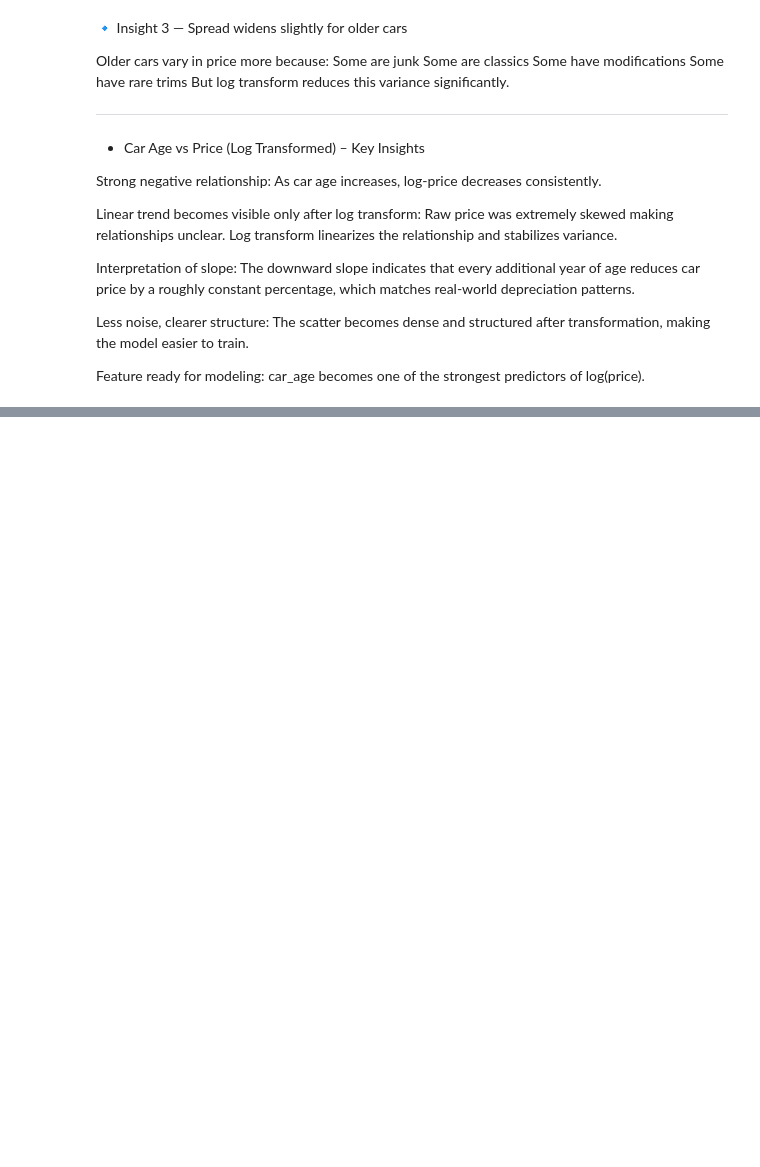
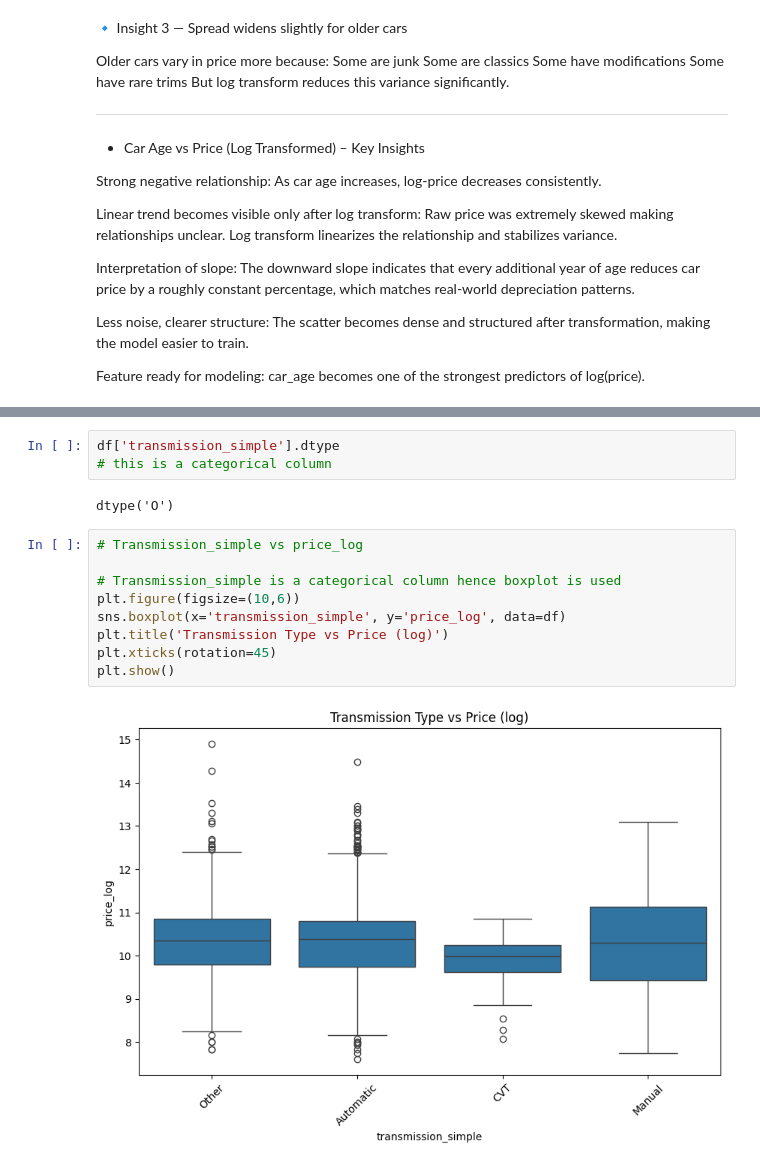
Before and after one commit to codebynishhhi/DS_ML_Projects, a Jupyter notebook: car-price-prediction/notebook/car_prediction.ipynb, the cells around one changed output, grey strips where cells are left out. Cells and saved outputs as stored; diff of their text form; blank space fills up the shorter version.

```diff
--- a/car-price-prediction/notebook/car_prediction.ipynb
+++ b/car-price-prediction/notebook/car_prediction.ipynb
@@ -1132,0 +1282,16 @@ car_age becomes one of the strongest predictors of log(price).
+# %%
+df['transmission_simple'].dtype
+# this is a categorical column
+# %% [output]
+dtype('O')
+# %%
+# Transmission_simple vs price_log
+
+# Transmission_simple is a categorical column hence boxplot is used
+plt.figure(figsize=(10,6))
+sns.boxplot(x='transmission_simple', y='price_log', data=df)
+plt.title('Transmission Type vs Price (log)')
+plt.xticks(rotation=45)
+plt.show()
+# %% [output]
+[figure, added]
```
Also changed, not shown: parts of 21 cells of this notebook.
